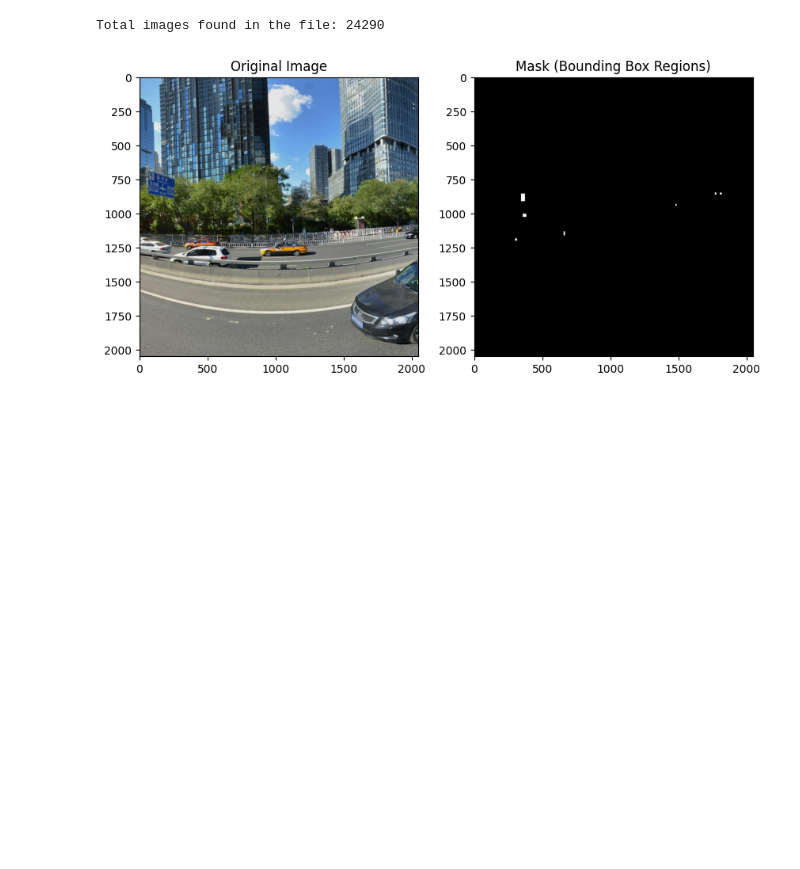
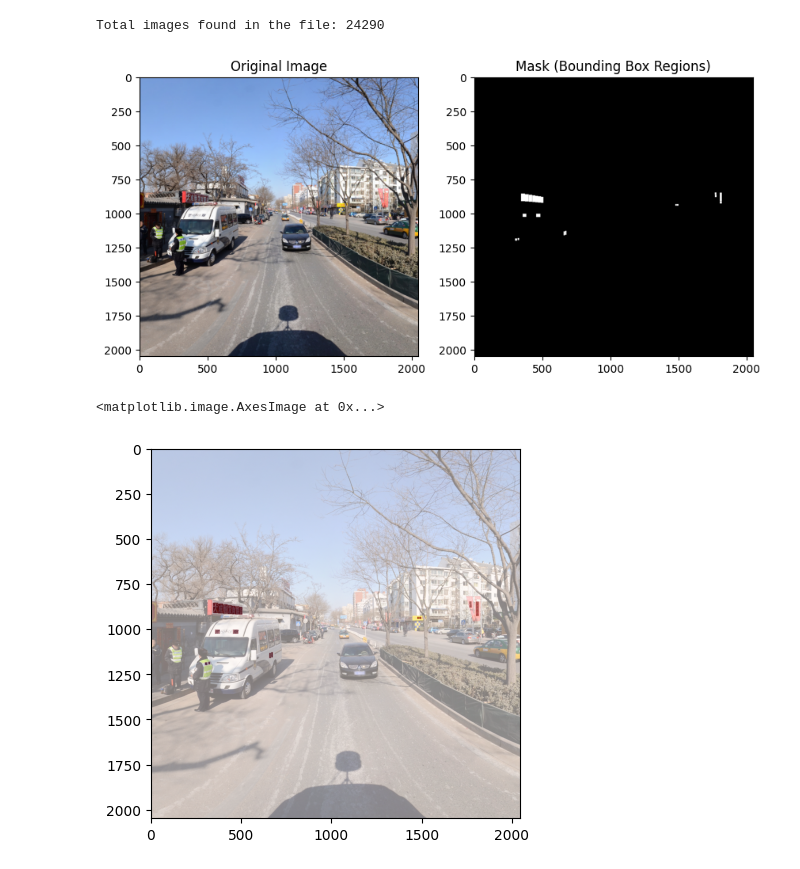
Before and after one commit to destinywillso/Machine-Learning, a Jupyter notebook: assignment1.ipynb, the cells around one changed output. Cells and saved outputs as stored; diff of their text form; code cells hidden in the pictures; blank space fills up the shorter version.

```diff
--- a/assignment1.ipynb
+++ b/assignment1.ipynb
@@ -70,36 +73,51 @@ Total images found in the file: 24290
 #Mask
 
 def Mask_Function(image_id):
-    image = cv2.imread(image_file)
+    image_file_mask = os.path.join(image_path, f"{image_id}.jpg")
+    image = cv2.imread(image_file_mask)
     image = cv2.cvtColor(image, cv2.COLOR_BGR2RGB)
 
     height, width, _ = image.shape
     mask = np.zeros((height, width), dtype=np.uint8)
 
     for annotation in annotations[image_id]["annotations"]:
-        x, y, w, h = map(int, annotation[0]["adjusted_bbox"])
-        mask[y:y+h, x:x+w] = 1
+        for bbox_info in annotation:
+            x, y, w, h = map(int, bbox_info["adjusted_bbox"])
+            x1, y1 = max(0, x), max(0, y)
+            x2, y2 = min(width, x+w), min(height, y+h)
+            mask[y1:y2, x1:x2] = 1
 
-    return image, mask
+    return image, mask.astype(np.float32)
 # %%
 image_ids = list(annotations.keys())
 random.shuffle(image_ids)
 
+selected_size = 500
+image_ids = image_ids[:selected_size]
+
 train_split = image_ids[:int(0.7*len(image_ids))]
-val_split = image_ids[int(0.7*len(image_ids)):int(0.85*len(image_ids))]
-test_split = image_ids[int(0.85*len(image_ids)):]
+value_split = image_ids[int(0.7*len(image_ids)):int(0.85*len(image_ids))]
+test_split  = image_ids[int(0.85*len(image_ids)):]
+
+random.seed(42)
+random.shuffle(image_ids)
 
 image, mask = Mask_Function("0000189")
 
 plt.figure(figsize=(10, 5))
 plt.subplot(1, 2, 1)
 plt.imshow(image)
 plt.title("Original Image")
 
 plt.subplot(1, 2, 2)
 plt.imshow(mask, cmap="gray")
 plt.title("Mask (Bounding Box Regions)")
 plt.show()
+
+plt.imshow(image)
+plt.imshow(mask, alpha=0.5, cmap="Reds")
 # %% [output]
-[figure, old version]
+[figure, new version]
+<matplotlib.image.AxesImage at 0x...>
+[figure, added]
 # %%
```
Also changed, not shown: parts of 32 cells of this notebook, 1 other file.
